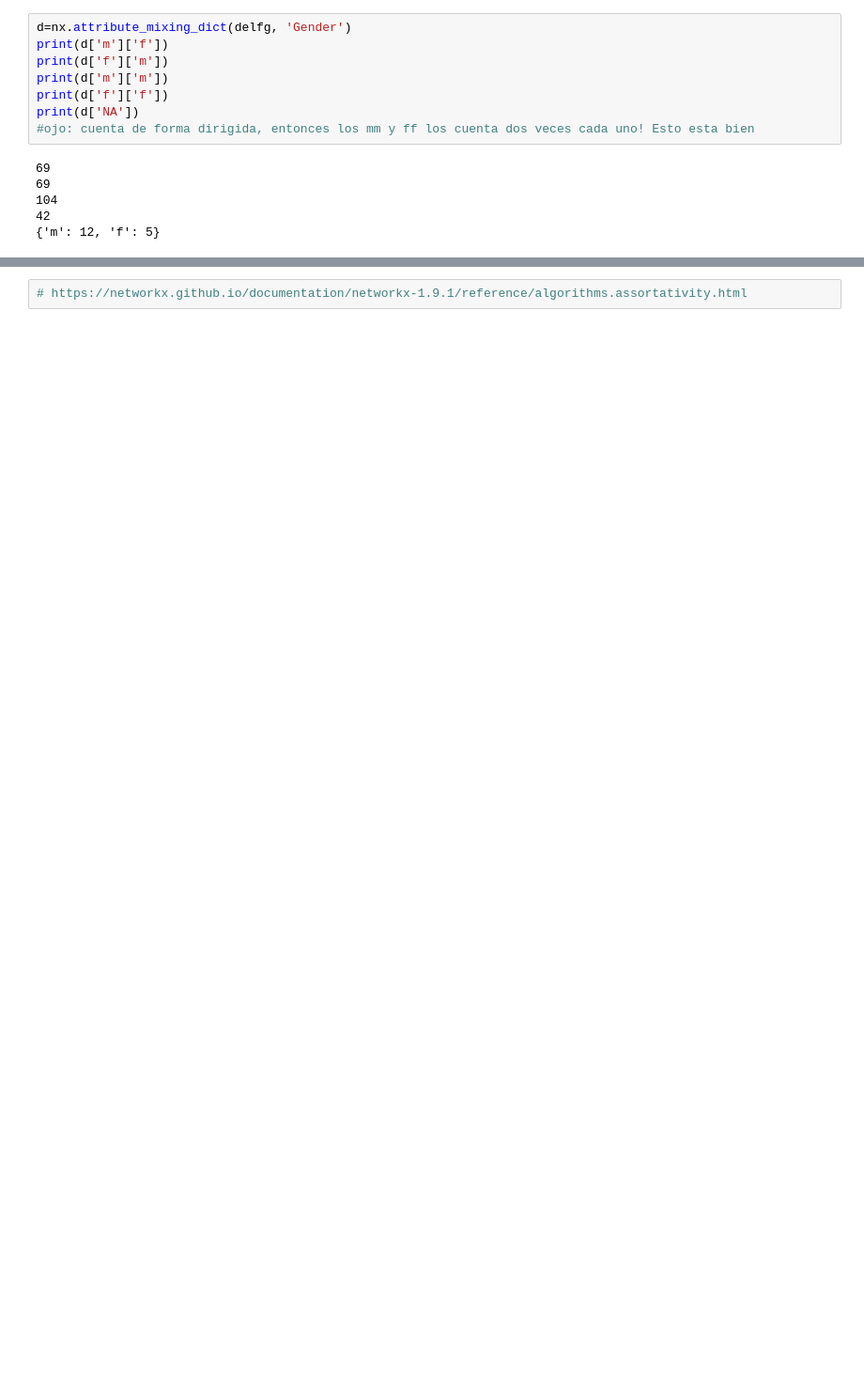
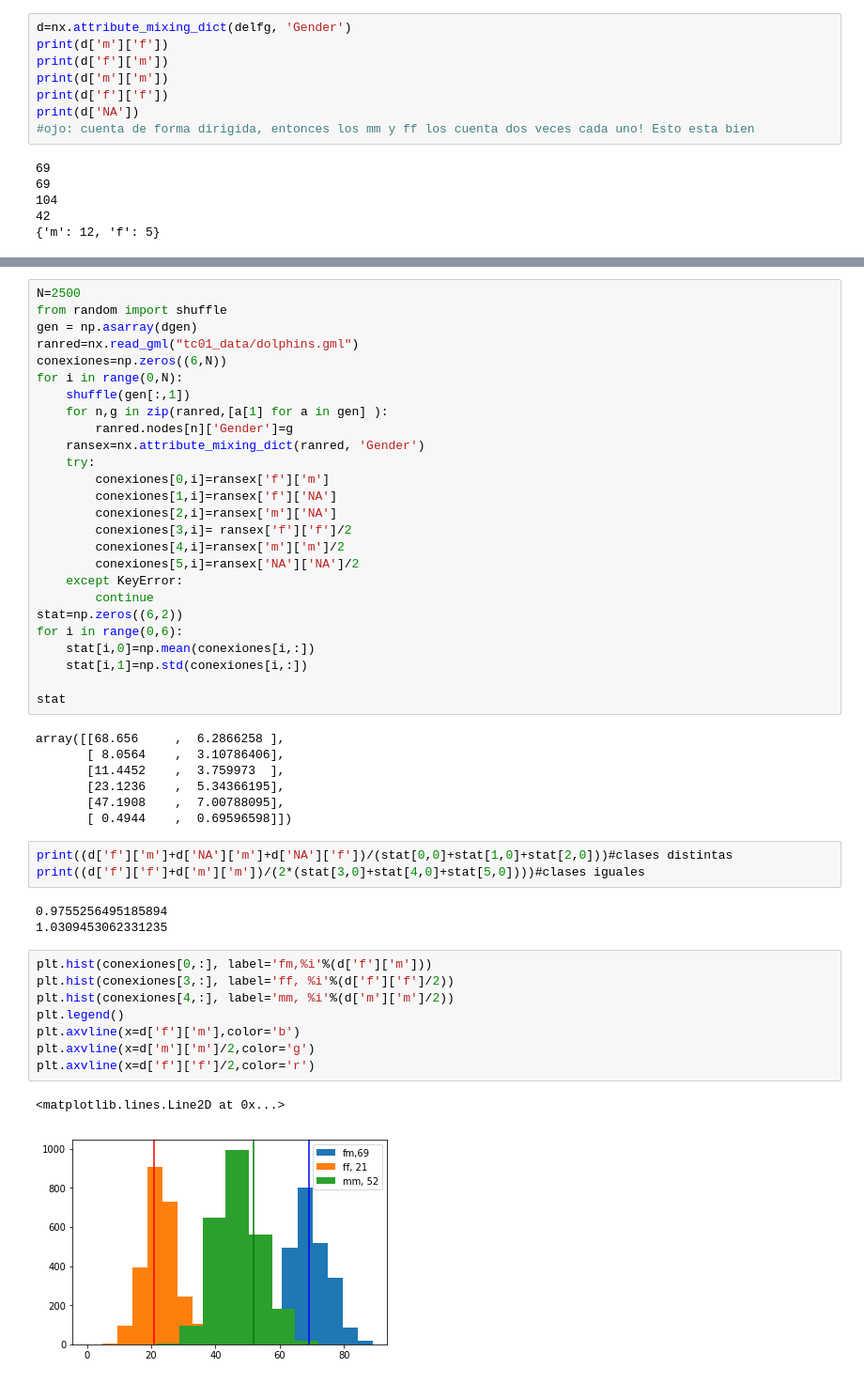
Before and after one commit to leialorenzo/Redes, a Jupyter notebook: TP1.ipynb, the cells around one changed output, grey strips where cells are left out. Shown at 94% size. Drawn from its saved outputs; the diff is of its cells as text; blank space fills up the shorter version.

```diff
--- a/TP1.ipynb
+++ b/TP1.ipynb
@@ -213,2 +213,50 @@ print(nx.attribute_assortativity_coefficient(delfg,'Gender')) #ver que onda
-# %%
-# https://networkx.github.io/documentation/networkx-1.9.1/reference/algorithms.assortativity.html
+# %%
+N=2500
+from random import shuffle
+gen = np.asarray(dgen)
+ranred=nx.read_gml("tc01_data/dolphins.gml")
+conexiones=np.zeros((6,N))
+for i in range(0,N):
+    shuffle(gen[:,1])
+    for n,g in zip(ranred,[a[1] for a in gen] ):
+        ranred.nodes[n]['Gender']=g
+    ransex=nx.attribute_mixing_dict(ranred, 'Gender')
+    try:
+        conexiones[0,i]=ransex['f']['m']
+        conexiones[1,i]=ransex['f']['NA']
+        conexiones[2,i]=ransex['m']['NA']
+        conexiones[3,i]= ransex['f']['f']/2
+        conexiones[4,i]=ransex['m']['m']/2
+        conexiones[5,i]=ransex['NA']['NA']/2
+    except KeyError:
+        continue
+stat=np.zeros((6,2))
+for i in range(0,6):
+    stat[i,0]=np.mean(conexiones[i,:])
+    stat[i,1]=np.std(conexiones[i,:])
+
+stat
+# %% [output]
+array([[68.656     ,  6.2866258 ],
+       [ 8.0564    ,  3.10786406],
+       [11.4452    ,  3.759973  ],
+       [23.1236    ,  5.34366195],
+       [47.1908    ,  7.00788095],
+       [ 0.4944    ,  0.69596598]])
+# %%
+print((d['f']['m']+d['NA']['m']+d['NA']['f'])/(stat[0,0]+stat[1,0]+stat[2,0]))#clases distintas
+print((d['f']['f']+d['m']['m'])/(2*(stat[3,0]+stat[4,0]+stat[5,0])))#clases iguales
+# %% [output]
+0.9755256495185894
+1.0309453062331235
+# %%
+plt.hist(conexiones[0,:], label='fm,%i'%(d['f']['m']))
+plt.hist(conexiones[3,:], label='ff, %i'%(d['f']['f']/2))
+plt.hist(conexiones[4,:], label='mm, %i'%(d['m']['m']/2))
+plt.legend()
+plt.axvline(x=d['f']['m'],color='b')
+plt.axvline(x=d['m']['m']/2,color='g')
+plt.axvline(x=d['f']['f']/2,color='r')
+# %% [output]
+<matplotlib.lines.Line2D at 0x...>
+[figure, added]
```
Also changed, not shown: parts of 5 cells of this notebook.
